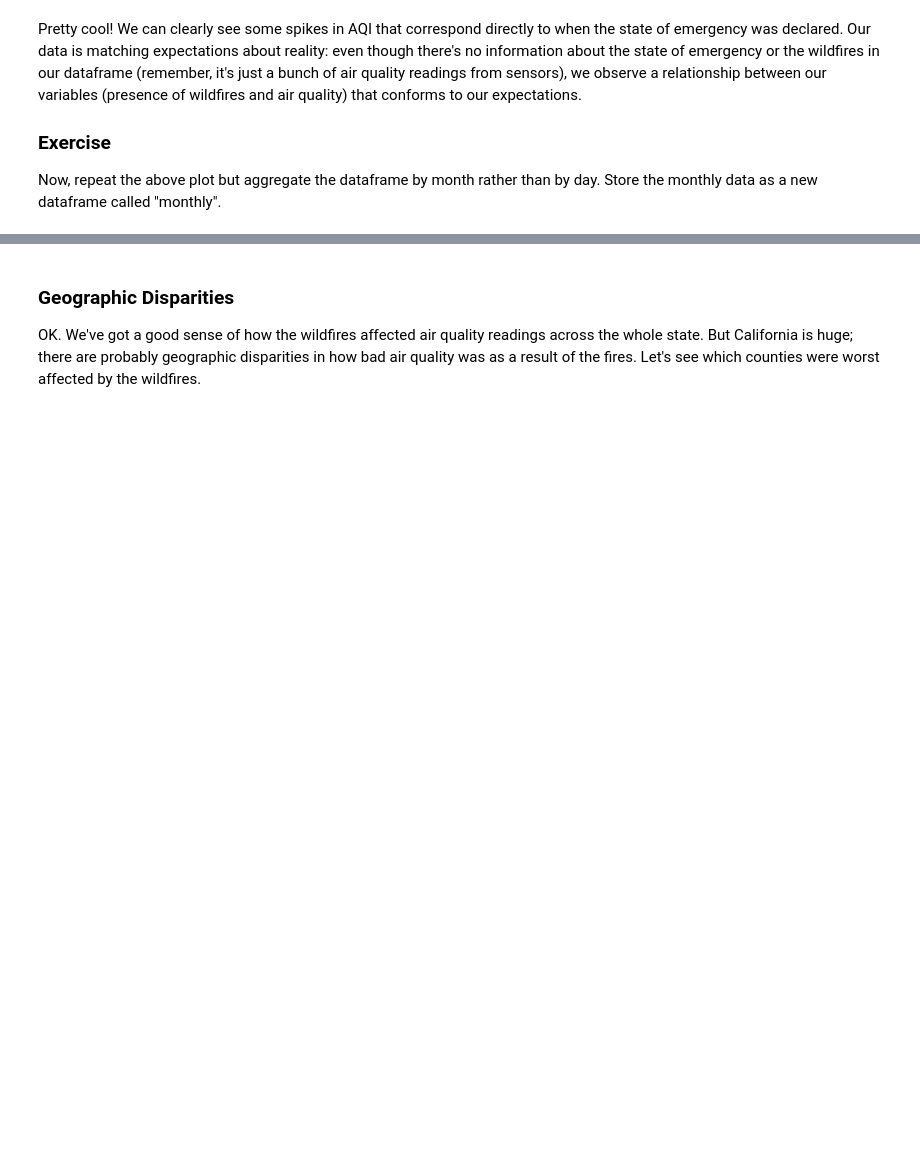
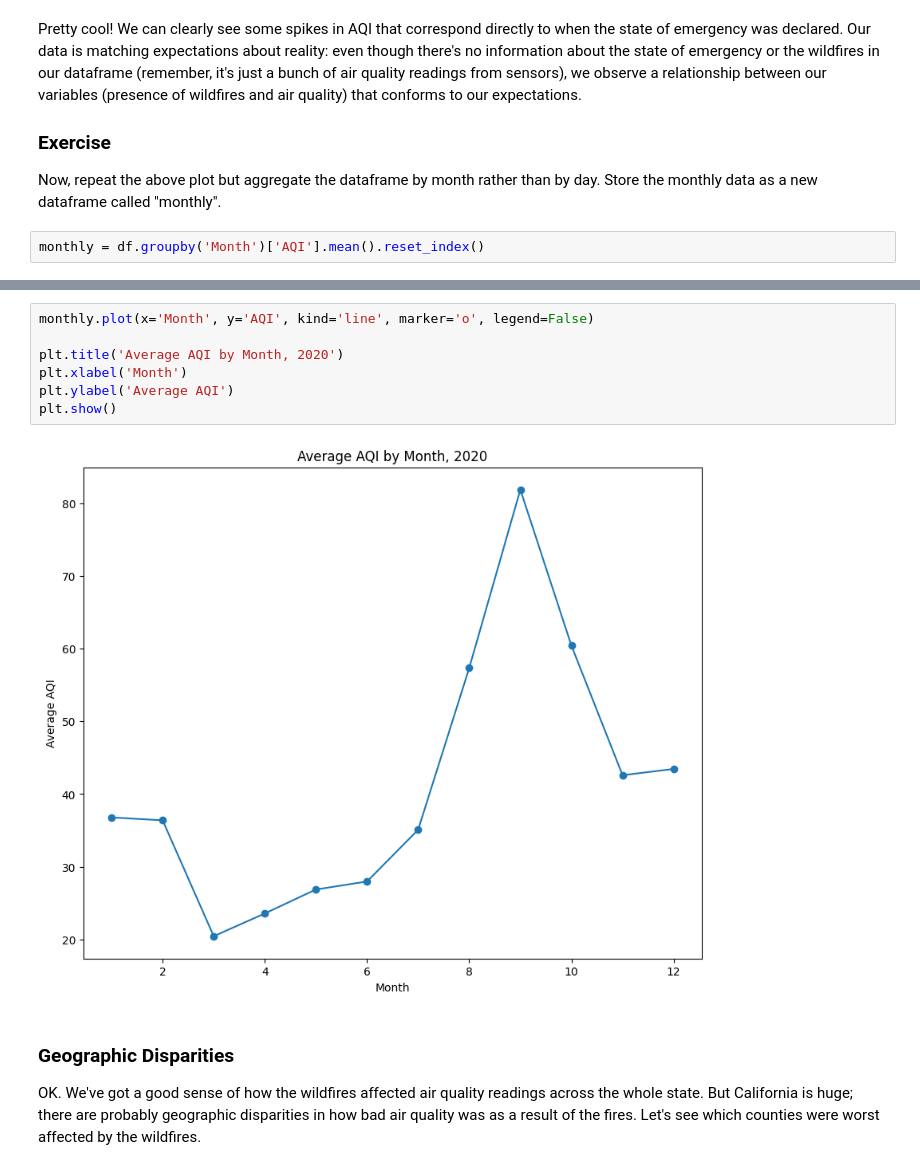
Before and after one commit to skyleranderson05/QM2, a Jupyter notebook: w03_spatial_data.ipynb, the cells around one changed output, grey strips where cells are left out. Cells and saved outputs as stored; diff of their text form; blank space fills up the shorter version.

```diff
--- a/w03_spatial_data.ipynb
+++ b/w03_spatial_data.ipynb
@@ -175,3 +189,5 @@ Pretty cool! We can clearly see some spikes in AQI that correspond directly to w
 
 ### Exercise
 Now, repeat the above plot but aggregate the dataframe by month rather than by day. Store the monthly data as a new dataframe called "monthly".
+# %%
+monthly = df.groupby('Month')['AQI'].mean().reset_index()
@@ -178,3 +203,12 @@ Now, repeat the above plot but aggregate the dataframe by month rather than by d
+# %%
+monthly.plot(x='Month', y='AQI', kind='line', marker='o', legend=False)
+
+plt.title('Average AQI by Month, 2020')
+plt.xlabel('Month')
+plt.ylabel('Average AQI')
+plt.show()
+# %% [output]
+[figure, added]
 # %% [markdown]
 ### Geographic Disparities
 
```
Also changed, not shown: parts of 17 cells of this notebook.
